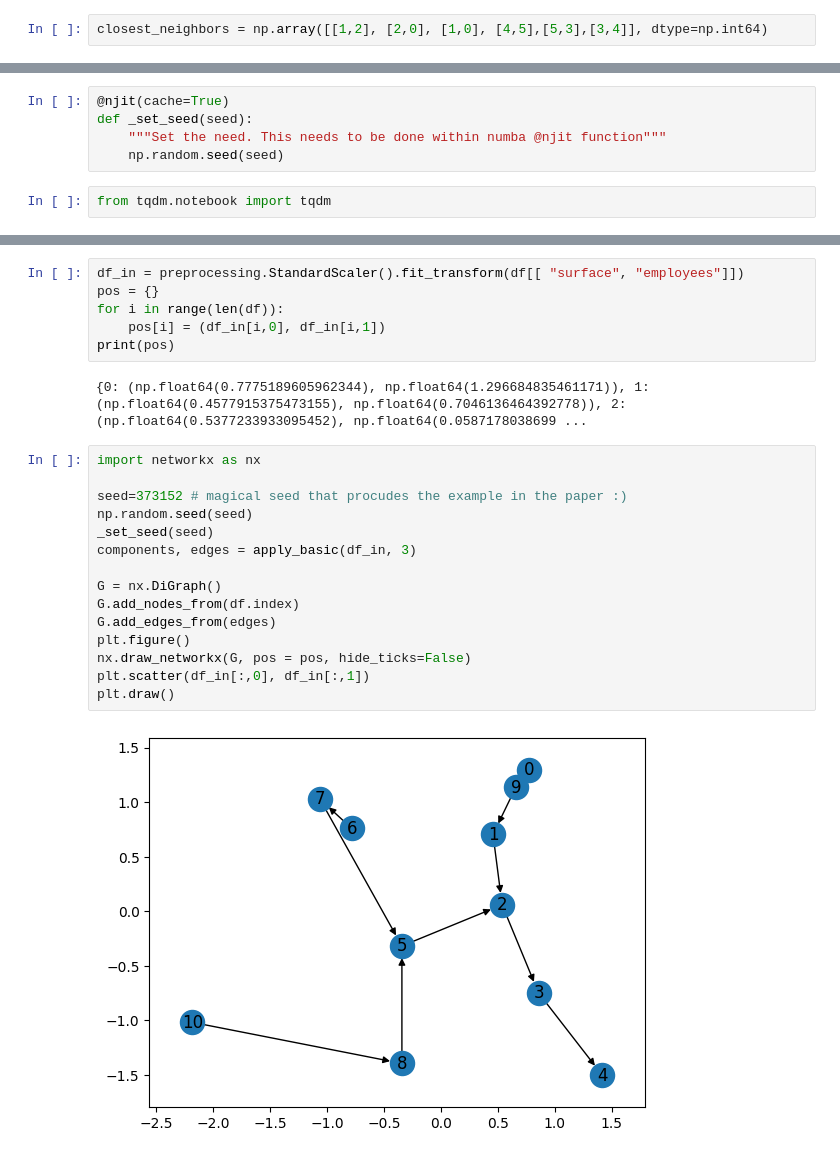
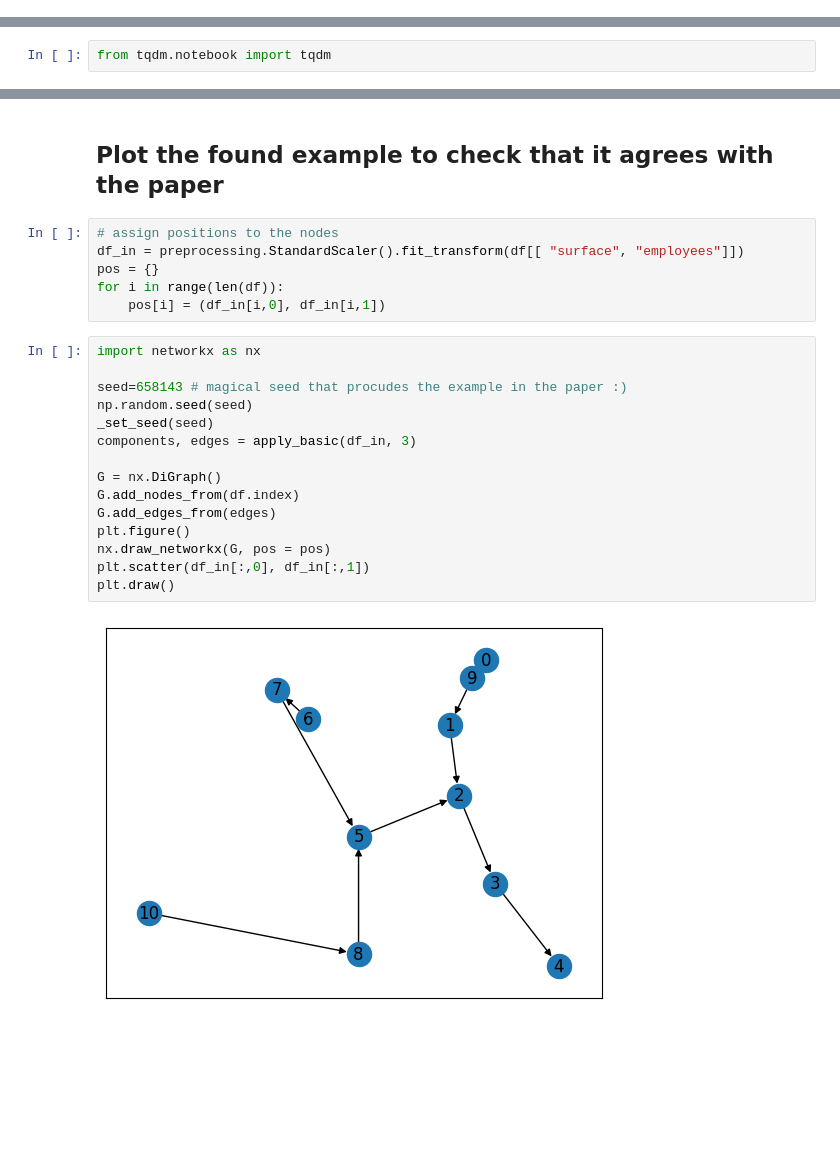
Before and after one commit to Feelx234/microagg1d, a Jupyter notebook: PolynomialTimeApproximation.ipynb, the cells around one changed output, grey strips where cells are left out. Cells and saved outputs as stored; diff of their text form; blank space fills up the shorter version.

```diff
--- a/PolynomialTimeApproximation.ipynb
+++ b/PolynomialTimeApproximation.ipynb
@@ -5,2 +7,0 @@ import numpy as np
-# %%
-closest_neighbors = np.array([[1,2], [2,0], [1,0], [4,5],[5,3],[3,4]], dtype=np.int64)
@@ -335,10 +50,5 @@ def apply_basic(df, k):
     # print(closest_neighbors)
     components, edges = forest2(closest_neighbors)
     return components, edges
-# %%
-@njit(cache=True)
-def _set_seed(seed):
-    """Set the need. This needs to be done within numba @njit function"""
-    np.random.seed(seed)
 # %%
 from tqdm.notebook import tqdm
@@ -360,25 +81,25 @@ KeyboardInterrupt:
+# %% [markdown]
+## Plot the found example to check that it agrees with the paper
 # %%
+# assign positions to the nodes
 df_in = preprocessing.StandardScaler().fit_transform(df[[ "surface", "employees"]])
 pos = {}
 for i in range(len(df)):
     pos[i] = (df_in[i,0], df_in[i,1])
-print(pos)
-# %% [output]
-{0: (np.float64(0.7775189605962344), np.float64(1.296684835461171)), 1: (np.float64(0.4577915375473155), np.float64(0.7046136464392778)), 2: (np.float64(0.5377233933095452), np.float64(0.0587178038699 ...
 # %%
 import networkx as nx
 
-seed=373152 # magical seed that procudes the example in the paper :)
+seed=658143 # magical seed that procudes the example in the paper :)
 np.random.seed(seed)
 _set_seed(seed)
 components, edges = apply_basic(df_in, 3)
 
 G = nx.DiGraph()
 G.add_nodes_from(df.index)
 G.add_edges_from(edges)
 plt.figure()
-nx.draw_networkx(G, pos = pos, hide_ticks=False)
+nx.draw_networkx(G, pos = pos)
 plt.scatter(df_in[:,0], df_in[:,1])
 plt.draw()
 # %% [output]
-[figure, old version]
+[figure, new version]
```
Also changed, not shown: parts of 28 cells of this notebook, 4 other files.
